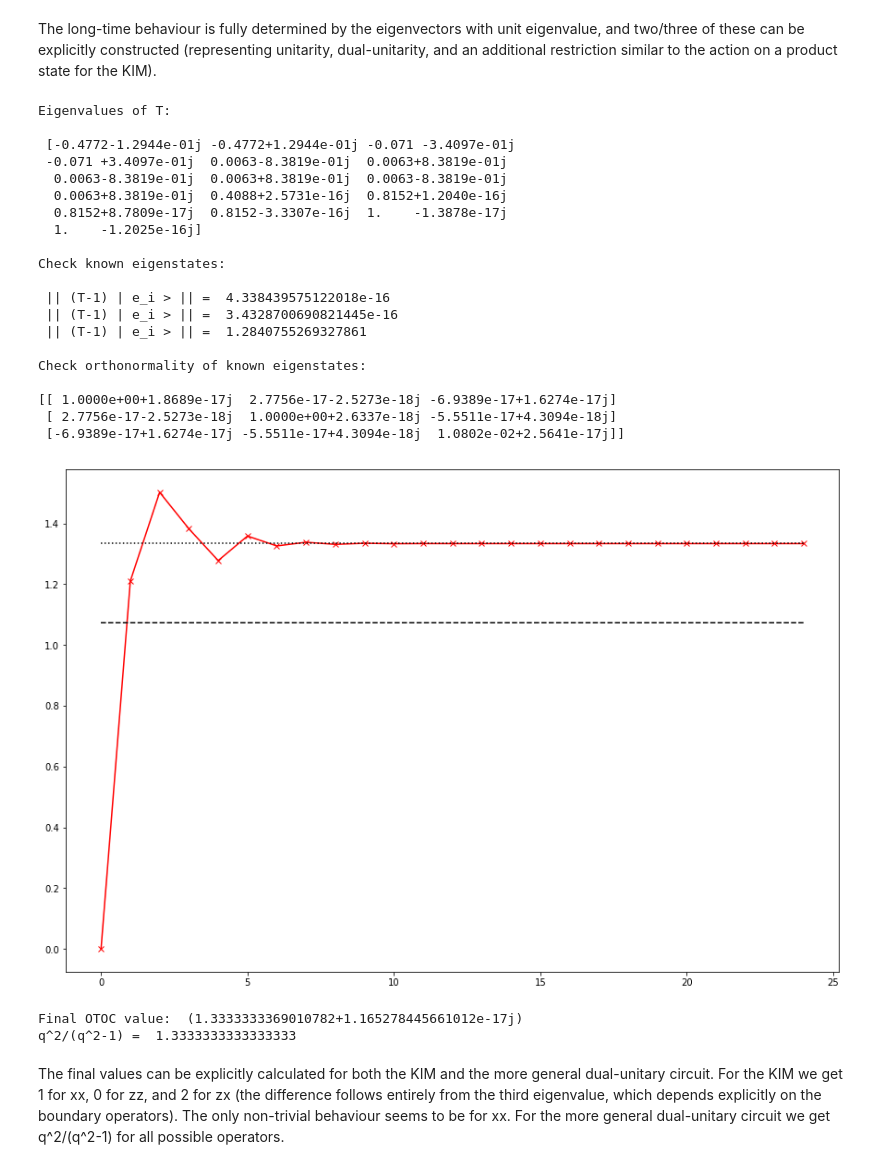
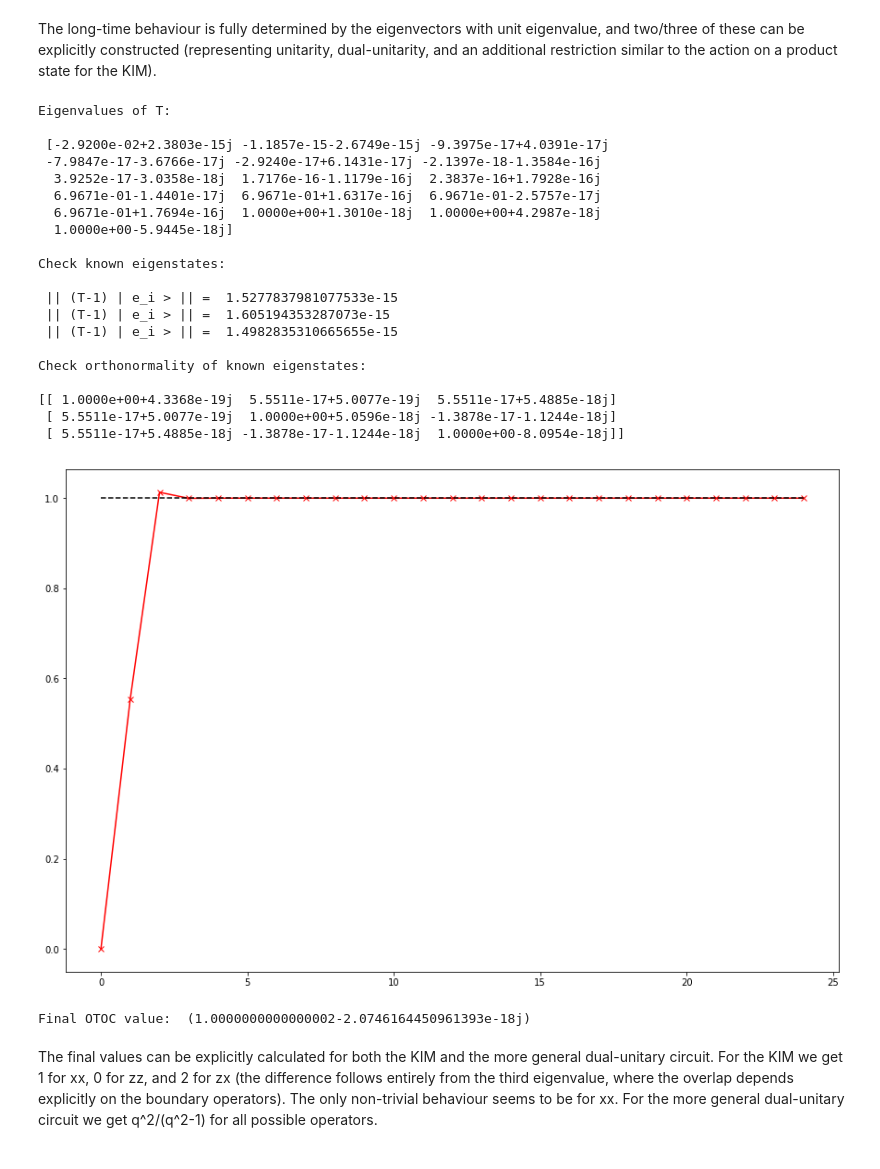
Before and after one commit to PieterWClaeys/UnitaryCircuits, a Jupyter notebook: OTOC_overview.ipynb, the cells around one changed output. Cells and saved outputs as stored; diff of their text form; code cells hidden in the pictures.

```diff
--- a/OTOC_overview.ipynb
+++ b/OTOC_overview.ipynb
@@ -33,8 +32,8 @@ c   d
 def gate_KIM():
     J = np.pi/4.
     b = np.pi/4.
-    h_1 = 0.2
-    h_2 = 0.7
+    h_1 = 0.3 #np.random.rand()
+    h_2 = 0.5 #np.random.rand()
     X = np.array([[0,1], [1, 0]])
     Z = np.array([[1,0], [0, -1]])
     X_exp = np.cos(b) * np.identity(2) - 1j * np.sin(b) * X
@@ -177,4 +179,6 @@ def evol(U, op_L, op_R, n_t):
 # %%
+U = gate_KIM()
+
 n_t = 15
 plt.figure()
 [t_range, OTOC_range] = evol(U, X, X, n_t)
@@ -186,6 +209,8 @@ plt.show()
 # %% [markdown]
 The long-time behaviour is fully determined by the eigenvectors with unit eigenvalue, and two/three of these can be explicitly constructed (representing unitarity, dual-unitarity, and an additional restriction similar to the action on a product state for the KIM).
 # %%
+T = col_transfer_mat(U)
+
 [E,_] = np.linalg.eig(tensor_to_matrix(T))
 print("Eigenvalues of T: \n\n", np.sort(E))
 
@@ -220,42 +245,41 @@ print(ov)
 # %% [output]
 Eigenvalues of T:
 
- [-0.4772-1.2944e-01j -0.4772+1.2944e-01j -0.071 -3.4097e-01j
- -0.071 +3.4097e-01j  0.0063-8.3819e-01j  0.0063+8.3819e-01j
-  0.0063-8.3819e-01j  0.0063+8.3819e-01j  0.0063-8.3819e-01j
-  0.0063+8.3819e-01j  0.4088+2.5731e-16j  0.8152+1.2040e-16j
-  0.8152+8.7809e-17j  0.8152-3.3307e-16j  1.    -1.3878e-17j
-  1.    -1.2025e-16j]
+ [-2.9200e-02+2.3803e-15j -1.1857e-15-2.6749e-15j -9.3975e-17+4.0391e-17j
+ -7.9847e-17-3.6766e-17j -2.9240e-17+6.1431e-17j -2.1397e-18-1.3584e-16j
+  3.9252e-17-3.0358e-18j  1.7176e-16-1.1179e-16j  2.3837e-16+1.7928e-16j
+  6.9671e-01-1.4401e-17j  6.9671e-01+1.6317e-16j  6.9671e-01-2.5757e-17j
+  6.9671e-01+1.7694e-16j  1.0000e+00+1.3010e-18j  1.0000e+00+4.2987e-18j
+  1.0000e+00-5.9445e-18j]
 
 Check known eigenstates:
 
- || (T-1) | e_i > || =  4.338439575122018e-16
- || (T-1) | e_i > || =  3.4328700690821445e-16
- || (T-1) | e_i > || =  1.2840755269327861
+ || (T-1) | e_i > || =  1.5277837981077533e-15
+ || (T-1) | e_i > || =  1.605194353287073e-15
+ || (T-1) | e_i > || =  1.4982835310665655e-15
 
 Check orthonormality of known eigenstates:
 
-[[ 1.0000e+00+1.8689e-17j  2.7756e-17-2.5273e-18j -6.9389e-17+1.6274e-17j]
- [ 2.7756e-17-2.5273e-18j  1.0000e+00+2.6337e-18j -5.5511e-17+4.3094e-18j]
- [-6.9389e-17+1.6274e-17j -5.5511e-17+4.3094e-18j  1.0802e-02+2.5641e-17j]]
+[[ 1.0000e+00+4.3368e-19j  5.5511e-17+5.0077e-19j  5.5511e-17+5.4885e-18j]
+ [ 5.5511e-17+5.0077e-19j  1.0000e+00+5.0596e-18j -1.3878e-17-1.1244e-18j]
+ [ 5.5511e-17+5.4885e-18j -1.3878e-17-1.1244e-18j  1.0000e+00-8.0954e-18j]]
 # %%
 op_L, op_R = X, X
 n_t = 25
 
 [t_range, OTOC_range] = evol(U, op_L, op_R, n_t)
 OTOC_f = 1. - np.sum([contract_vv(left_boundary(op_L),eig_vec)*contract_vv(eig_vec,right_boundary(op_R)) for eig_vec in eig_vecs])/q
 
 plt.figure()
 plt.plot(t_range,OTOC_range.real,'rx-')
 plt.plot(t_range,[OTOC_f.real]*n_t,'k--')
-plt.plot(t_range,[q**2 / (q**2-1.)]*n_t,'k:')
+#plt.plot(t_range,[q**2 / (q**2-1.)]*n_t,'k:')
 plt.show()
 
 print("Final OTOC value: ", OTOC_range[-1])
-print("q^2/(q^2-1) = ", q**2 / (q**2-1.))
+#print("q^2/(q^2-1) = ", q**2 / (q**2-1.))
 # %% [output]
-[figure, old version]
+[figure, new version]
-Final OTOC value:  (1.3333333369010782+1.165278445661012e-17j)
-q^2/(q^2-1) =  1.3333333333333333
+Final OTOC value:  (1.0000000000000002-2.0746164450961393e-18j)
 # %% [markdown]
-The final values can be explicitly calculated for both the KIM and the more general dual-unitary circuit. For the KIM we get 1 for xx, 0 for zz, and 2 for zx (the difference follows entirely from the third eigenvalue, which depends explicitly on the boundary operators). The only non-trivial behaviour seems to be for xx. For the more general dual-unitary circuit we get q^2/(q^2-1) for all possible operators.
+The final values can be explicitly calculated for both the KIM and the more general dual-unitary circuit. For the KIM we get 1 for xx, 0 for zz, and 2 for zx (the difference follows entirely from the third eigenvalue, where the overlap depends explicitly on the boundary operators). The only non-trivial behaviour seems to be for xx. For the more general dual-unitary circuit we get q^2/(q^2-1) for all possible operators.
```
Also changed, not shown: parts of 12 cells of this notebook, 1 other file.
